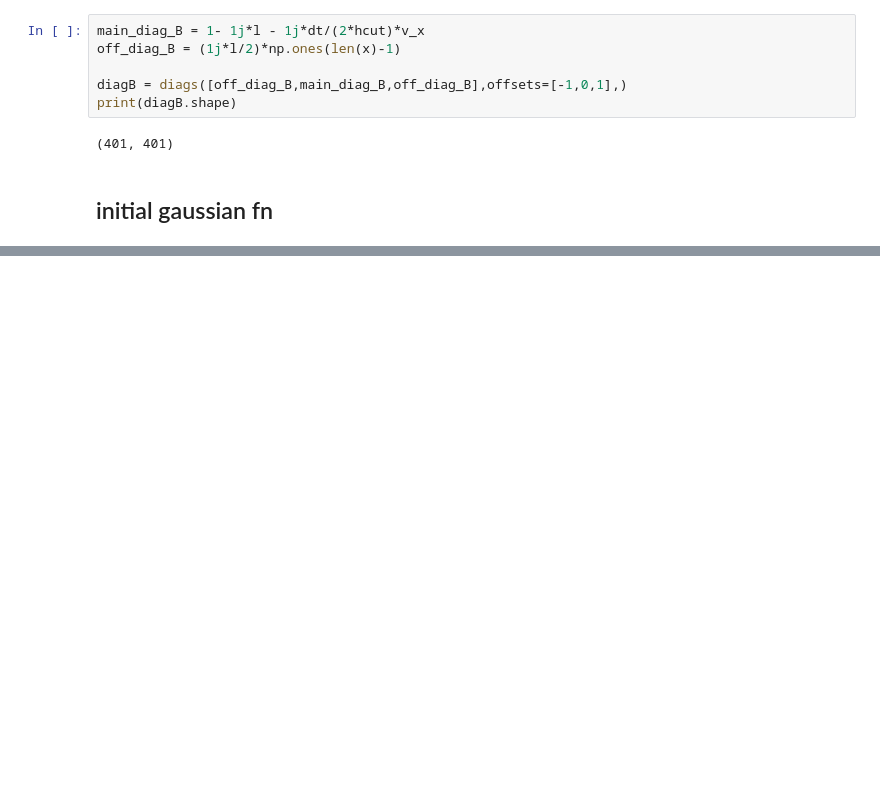
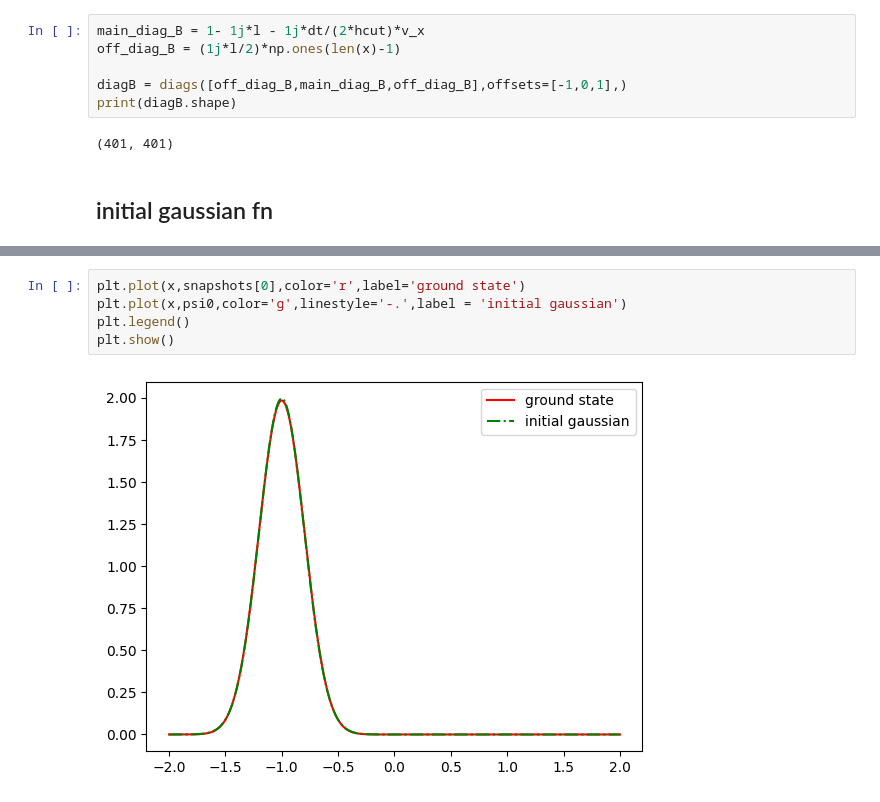
Before and after one commit to sounakdas1/Crank-Nicolson-Method-TDSE, a Jupyter notebook: tdse.ipynb, the cells around one changed output, grey strips where cells are left out. Saved outputs shown, nothing was run; the diff lists cells and outputs as text; blank space fills up the shorter version.

```diff
--- a/tdse.ipynb
+++ b/tdse.ipynb
@@ -55,0 +109,7 @@ print(diagB.shape)
+# %%
+plt.plot(x,snapshots[0],color='r',label='ground state')
+plt.plot(x,psi0,color='g',linestyle='-.',label = 'initial gaussian')
+plt.legend()
+plt.show()
+# %% [output]
+[figure, added]
```
Also changed, not shown: parts of 9 cells of this notebook.
